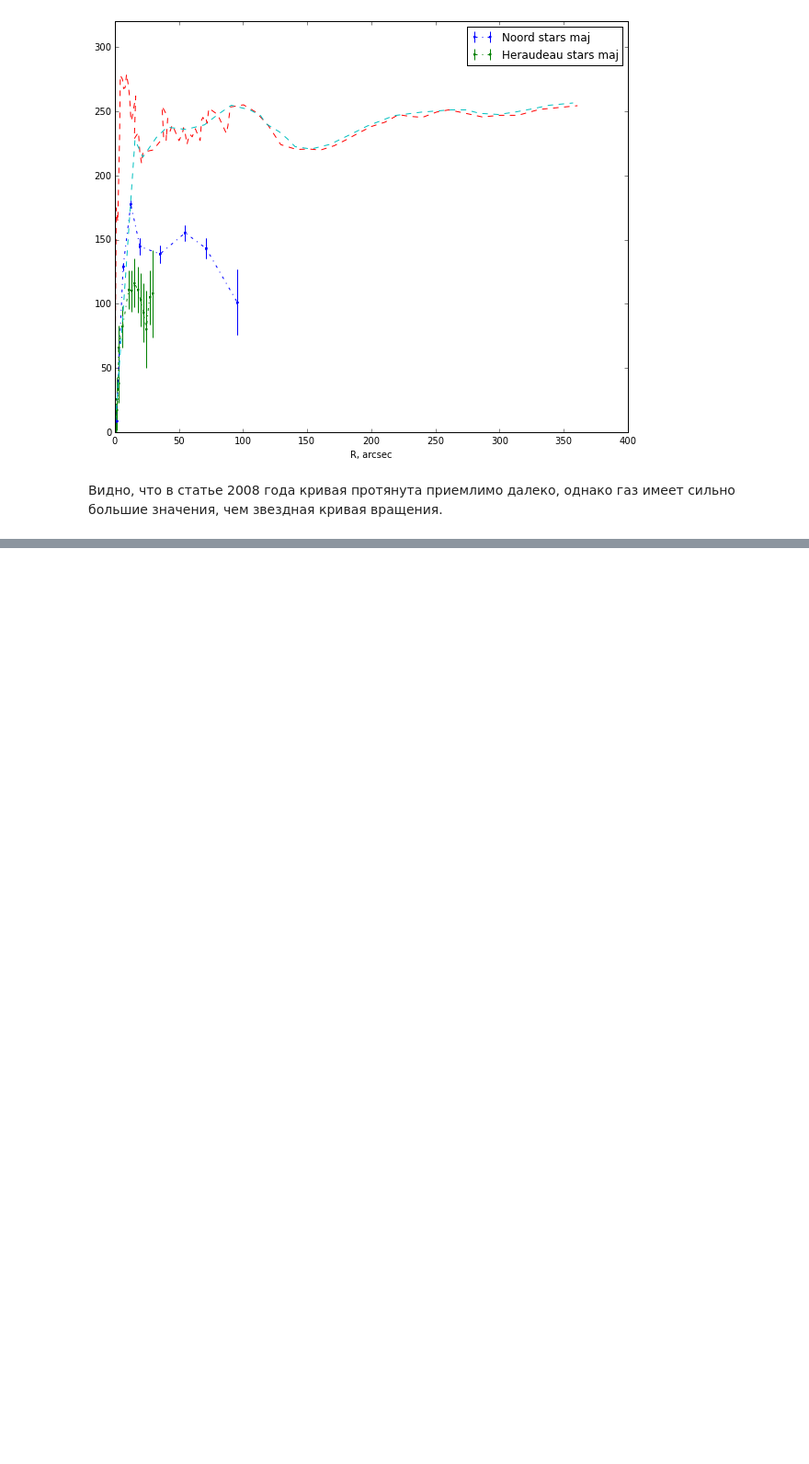
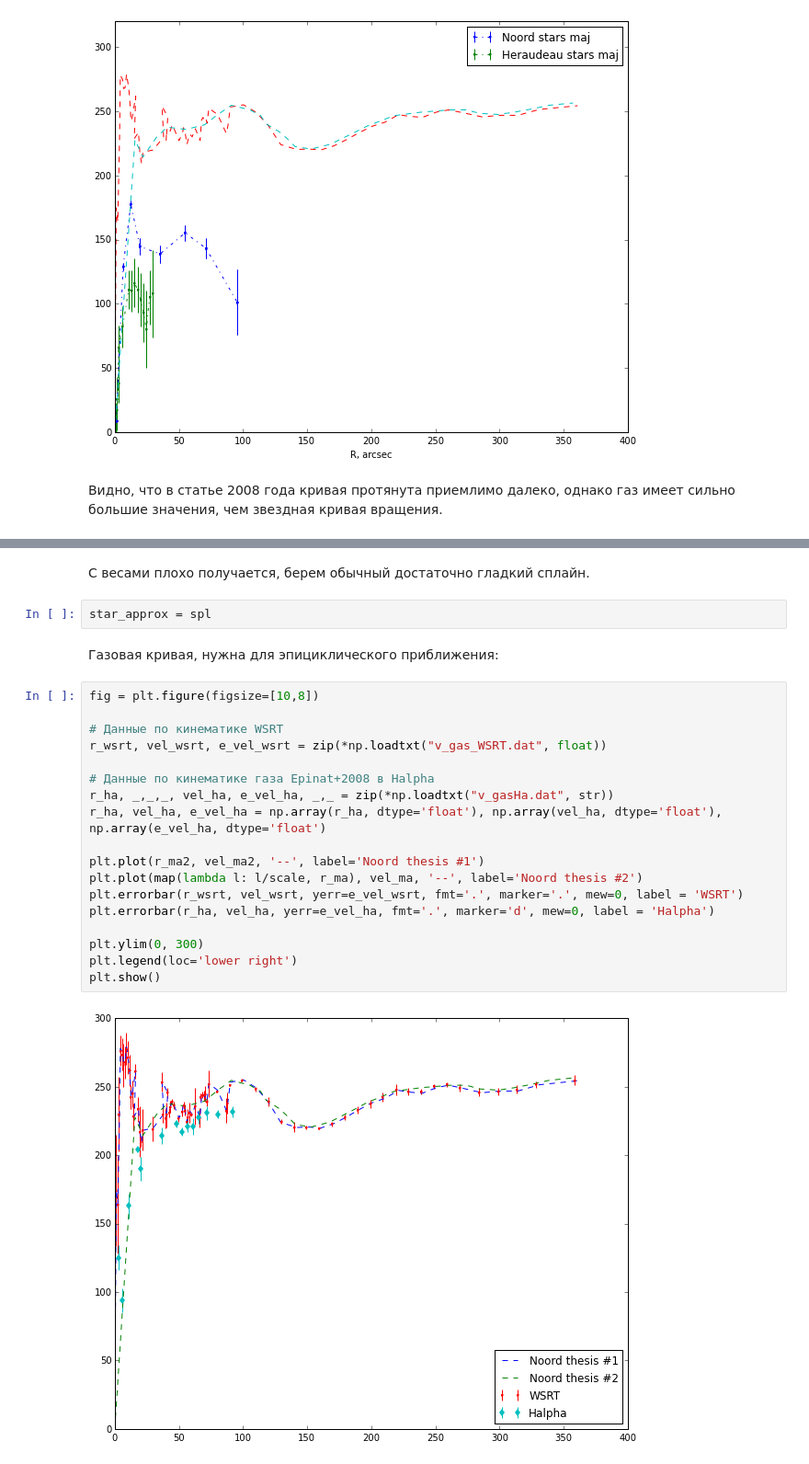
Before and after one commit to Amarchuk/2FInstability, a Jupyter notebook: notebooks/2f/n3898.ipynb, the cells around one changed output, grey strips where cells are left out. Shown at 92% size. Drawn from its saved outputs; the diff is of its cells as text; blank space fills up the shorter version.

```diff
--- a/notebooks/2f/n3898.ipynb
+++ b/notebooks/2f/n3898.ipynb
@@ -181,0 +222,26 @@ plt.show()
+# %% [markdown]
+C весами плохо получается, берем обычный достаточно гладкий сплайн.
+# %%
+star_approx = spl
+# %% [markdown]
+Газовая кривая, нужна для эпициклического приближения:
+# %%
+fig = plt.figure(figsize=[10,8])
+
+# Данные по кинематике WSRT
+r_wsrt, vel_wsrt, e_vel_wsrt = zip(*np.loadtxt("v_gas_WSRT.dat", float))
+
+# Данные по кинематике газа Epinat+2008 в Halpha
+r_ha, _,_,_, vel_ha, e_vel_ha, _,_ = zip(*np.loadtxt("v_gasHa.dat", str))
+r_ha, vel_ha, e_vel_ha = np.array(r_ha, dtype='float'), np.array(vel_ha, dtype='float'), np.array(e_vel_ha, dtype='float')
+
+plt.plot(r_ma2, vel_ma2, '--', label='Noord thesis #1')
+plt.plot(map(lambda l: l/scale, r_ma), vel_ma, '--', label='Noord thesis #2')
+plt.errorbar(r_wsrt, vel_wsrt, yerr=e_vel_wsrt, fmt='.', marker='.', mew=0, label = 'WSRT')
+plt.errorbar(r_ha, vel_ha, yerr=e_vel_ha, fmt='.', marker='d', mew=0, label = 'Halpha')
+
+plt.ylim(0, 300)
+plt.legend(loc='lower right')
+plt.show()
+# %% [output]
+[figure, added]
```
Also changed, not shown: parts of 48 cells of this notebook, 9 other files.
